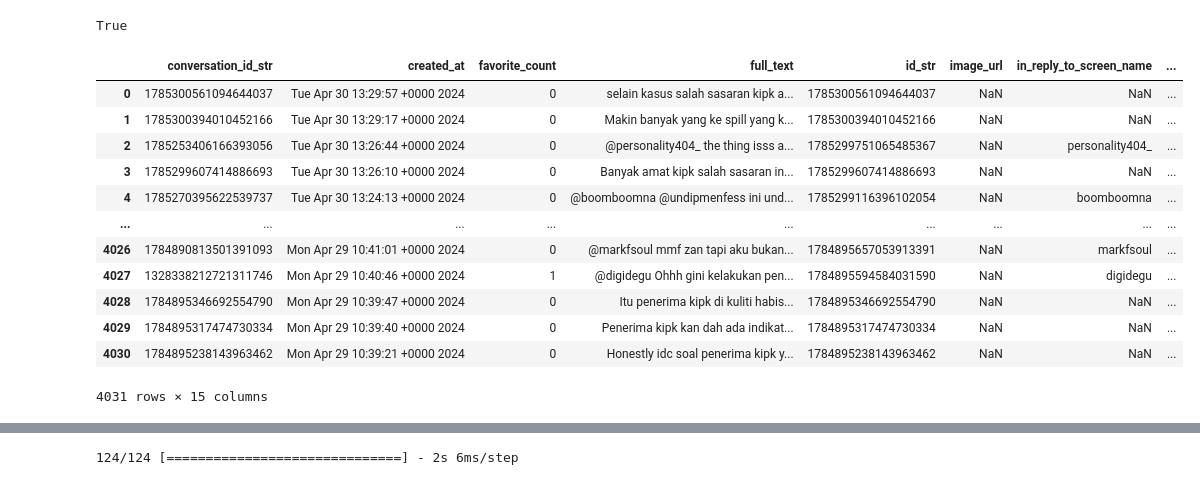
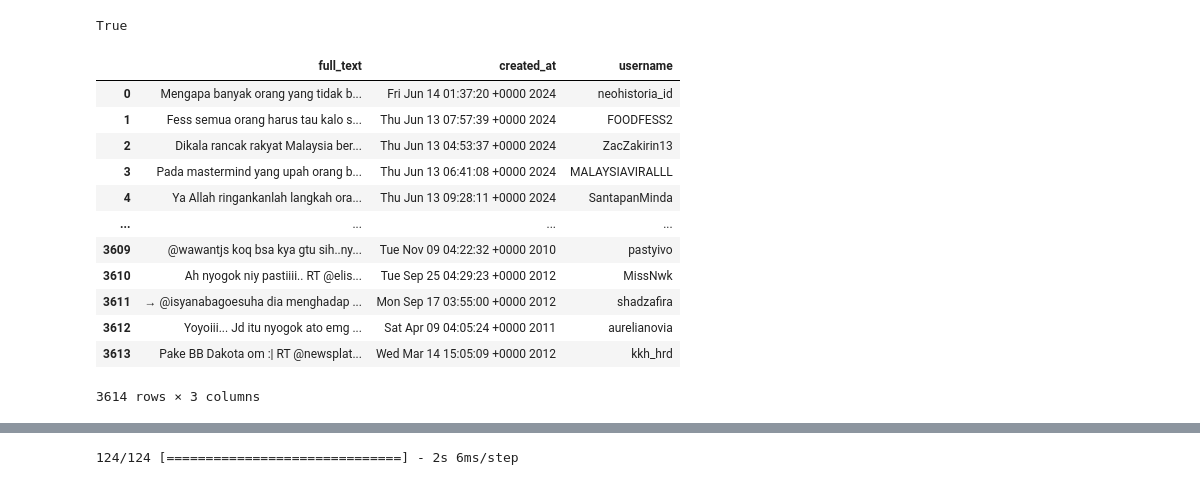
Before and after one commit to rizkyyanuark/Sentiment-Analysis-KIPK-based-Tweets-from-X, a Jupyter notebook: analisis sentimen.ipynb, the cells around one changed output, grey strips where cells are left out. Drawn from its saved outputs; the diff is of its cells as text; code cells hidden in the pictures.

```diff
--- a/analisis sentimen.ipynb
+++ b/analisis sentimen.ipynb
@@ -29,23 +29,23 @@ nltk.download('punkt')
 [nltk_data]   Package punkt is already up-to-date!
 True
 # %%
-file_loc = "https://raw.githubusercontent.com/rizkyyanuark/Sentiment-Analysis-KIPK-Recipients-based-Tweets-from-X/main/Dataset/Hasil%20Scraping.csv"
+file_loc = "https://raw.githubusercontent.com/rizkyyanuark/College/main/Gemastik%202024/Srape_tweets.csv"
 data_scrape = pd.read_csv(file_loc)
 data_scrape
 # %% [output]
-|  | conversation_id_str | created_at | favorite_count | full_text | id_str | image_url | in_reply_to_screen_name | ... |
-| 0 | 1785300561094644037 | Tue Apr 30 13:29:57 +0000 2024 | 0 | selain kasus salah sasaran kipk a... | 1785300561094644037 | NaN | NaN | ... |
-| 1 | 1785300394010452166 | Tue Apr 30 13:29:17 +0000 2024 | 0 | Makin banyak yang ke spill yang k... | 1785300394010452166 | NaN | NaN | ... |
-| 2 | 1785253406166393056 | Tue Apr 30 13:26:44 +0000 2024 | 0 | @personality404_ the thing isss a... | 1785299751065485367 | NaN | personality404_ | ... |
-| 3 | 1785299607414886693 | Tue Apr 30 13:26:10 +0000 2024 | 0 | Banyak amat kipk salah sasaran in... | 1785299607414886693 | NaN | NaN | ... |
-| 4 | 1785270395622539737 | Tue Apr 30 13:24:13 +0000 2024 | 0 | @boomboomna @undipmenfess ini und... | 1785299116396102054 | NaN | boomboomna | ... |
-| ... | ... | ... | ... | ... | ... | ... | ... | ... |
-| 4026 | 1784890813501391093 | Mon Apr 29 10:41:01 +0000 2024 | 0 | @markfsoul mmf zan tapi aku bukan... | 1784895657053913391 | NaN | markfsoul | ... |
-| 4027 | 1328338212721311746 | Mon Apr 29 10:40:46 +0000 2024 | 1 | @digidegu Ohhh gini kelakukan pen... | 1784895594584031590 | NaN | digidegu | ... |
-| 4028 | 1784895346692554790 | Mon Apr 29 10:39:47 +0000 2024 | 0 | Itu penerima kipk di kuliti habis... | 1784895346692554790 | NaN | NaN | ... |
-| 4029 | 1784895317474730334 | Mon Apr 29 10:39:40 +0000 2024 | 0 | Penerima kipk kan dah ada indikat... | 1784895317474730334 | NaN | NaN | ... |
-| 4030 | 1784895238143963462 | Mon Apr 29 10:39:21 +0000 2024 | 0 | Honestly idc soal penerima kipk y... | 1784895238143963462 | NaN | NaN | ... |
+|  | full_text | created_at | username |
+| 0 | Mengapa banyak orang yang tidak b... | Fri Jun 14 01:37:20 +0000 2024 | neohistoria_id |
+| 1 | Fess semua orang harus tau kalo s... | Thu Jun 13 07:57:39 +0000 2024 | FOODFESS2 |
+| 2 | Dikala rancak rakyat Malaysia ber... | Thu Jun 13 04:53:37 +0000 2024 | ZacZakirin13 |
+| 3 | Pada mastermind yang upah orang b... | Thu Jun 13 06:41:08 +0000 2024 | MALAYSIAVIRALLL |
+| 4 | Ya Allah ringankanlah langkah ora... | Thu Jun 13 09:28:11 +0000 2024 | SantapanMinda |
+| ... | ... | ... | ... |
+| 3609 | @wawantjs koq bsa kya gtu sih..ny... | Tue Nov 09 04:22:32 +0000 2010 | pastyivo |
+| 3610 | Ah nyogok niy pastiiii.. RT @elis... | Tue Sep 25 04:29:23 +0000 2012 | MissNwk |
+| 3611 | → @isyanabagoesuha dia menghadap ... | Mon Sep 17 03:55:00 +0000 2012 | shadzafira |
+| 3612 | Yoyoiii... Jd itu nyogok ato emg ... | Sat Apr 09 04:05:24 +0000 2011 | aurelianovia |
+| 3613 | Pake BB Dakota om :| RT @newsplat... | Wed Mar 14 15:05:09 +0000 2012 | kkh_hrd |
-4031 rows × 15 columns
+3614 rows × 3 columns
 # %%
 data_scrape = data_scrape[['created_at', 'full_text','username']].rename(columns={'created_at': 'date', 'full_text': 'tweet'}).drop_duplicates()
 data_scrape
```
Also changed, not shown: parts of 6 cells of this notebook, 2 other files.
